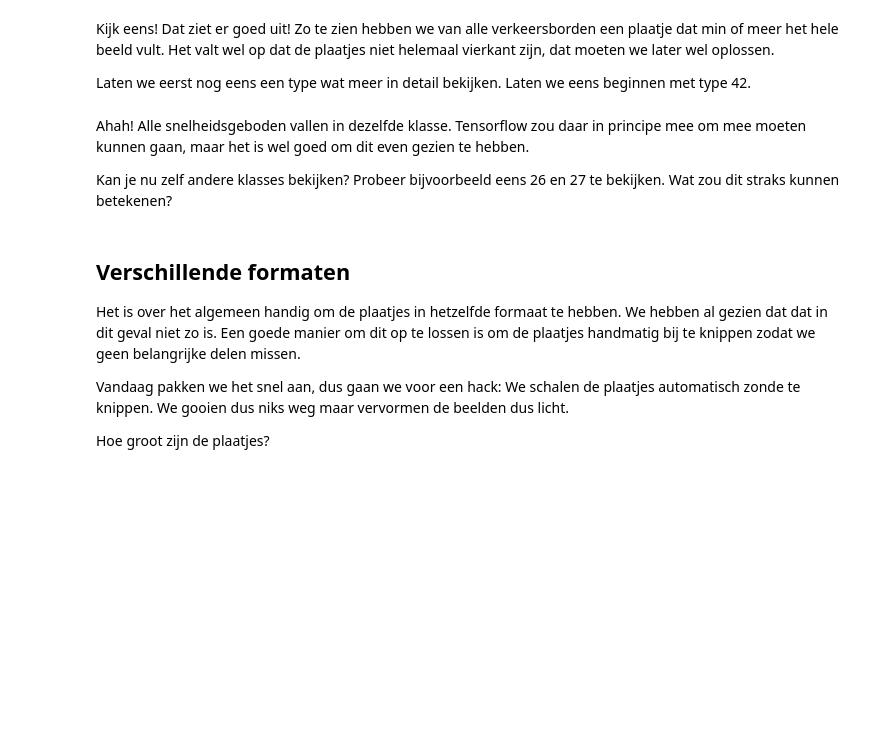
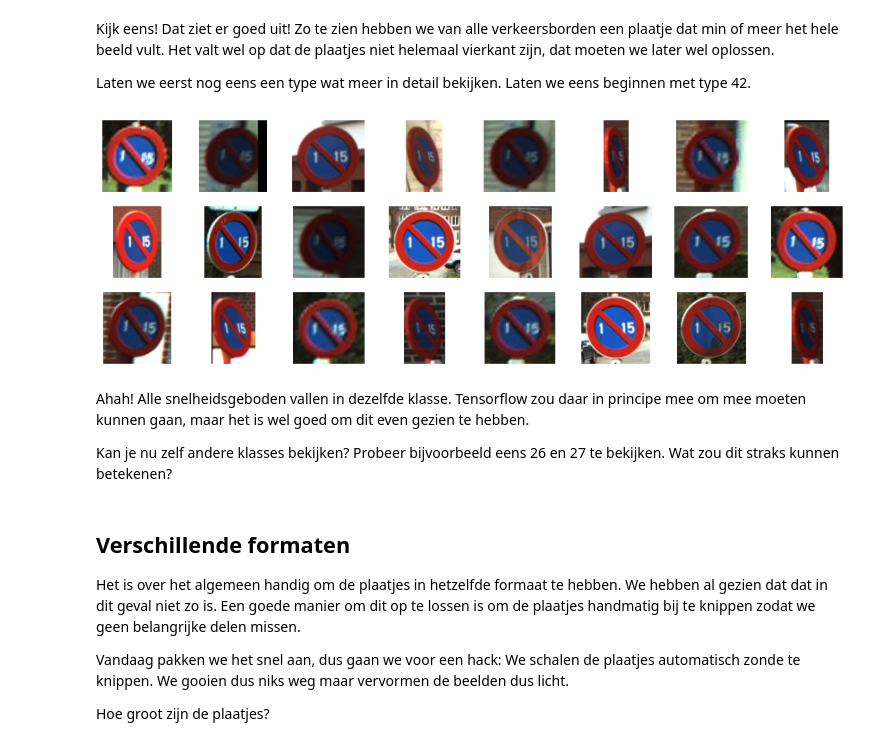
Before and after one commit to rwsdatalab/verkeersborden, a Jupyter notebook: notebooks/deel_1_Verkeersborden_classificeren.ipynb, the cells around one changed output. Drawn from its saved outputs; the diff is of its cells as text; code cells hidden in the pictures; blank space fills up the shorter version.

```diff
--- a/notebooks/deel_1_Verkeersborden_classificeren.ipynb
+++ b/notebooks/deel_1_Verkeersborden_classificeren.ipynb
@@ -134,20 +149,22 @@ Laten we eerst nog eens een type wat meer in detail bekijken. Laten we eens begi
 # %%
 def display_label_images(images, label):
     """Display images of a specific label."""
     limit = 24  # show a max of 24 images
     plt.figure(figsize=(15, 5))
     i = 1
 
     start = labels.index(label)
     end = start + labels.count(label)
     for image in images[start:end][:limit]:
         plt.subplot(3, 8, i)  # 3 rows, 8 per row
         plt.axis('off')
         i += 1
-        plt.imshow(image)
+        plt.imshow(image[..., ::-1])
     plt.show()
 
 display_label_images(images, 42)
+# %% [output]
+[figure, added]
 # %% [markdown]
 Ahah! Alle snelheidsgeboden vallen in dezelfde klasse. Tensorflow zou daar in principe mee om mee moeten kunnen gaan, maar het is wel goed om dit even gezien te hebben.
 
```
Also changed, not shown: parts of 22 cells of this notebook.
